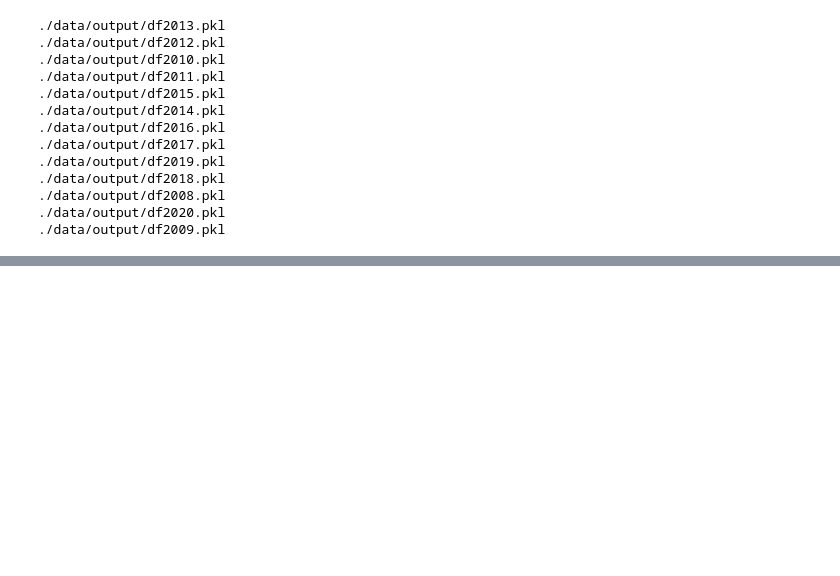
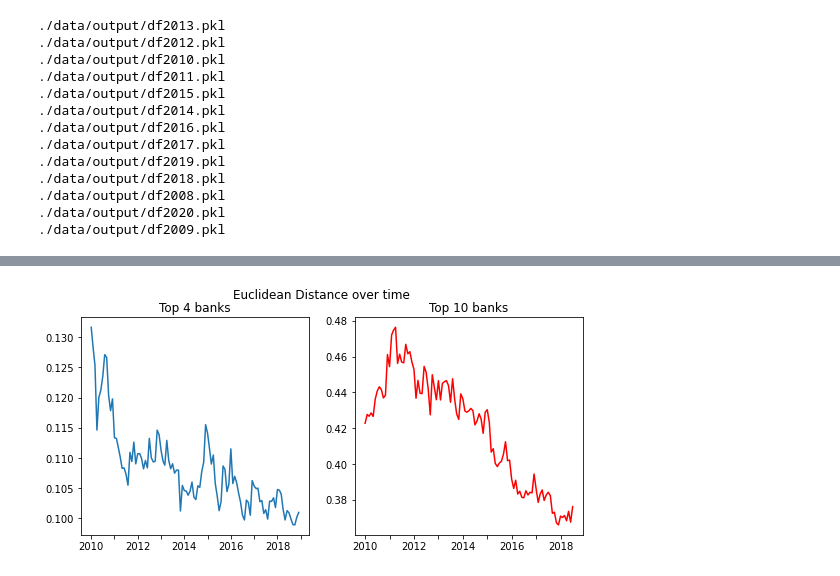
Before and after one commit to t1nak/ba900, a Jupyter notebook: distance.ipynb, the cells around one changed output, grey strips where cells are left out. Saved outputs shown, nothing was run; the diff lists cells and outputs as text; code cells hidden in the pictures; blank space fills up the shorter version.

```diff
--- a/distance.ipynb
+++ b/distance.ipynb
@@ -883,0 +906,16 @@ IndentationError: unindent does not match any outer indentation level (<tokenize
+# %%
+fig, (ax1, ax2) = plt.subplots(1, 2,figsize=(9,4))
+
+fig.suptitle('Euclidean Distance over time \n')
+ax1.plot( list(data.keys()),results, label='Euclidean Distance')
+ax1.set_title('Top 4 banks')
+ax2.plot( list(data_top.keys())[:-5],resultstopbanks[:-5], label='euclidean distance', color='r')
+ax2.set_title('Top 10 banks')
+
+for label in ax1.xaxis.get_ticklabels()[::2]:
+    label.set_visible(False)
+
+for label in ax2.xaxis.get_ticklabels()[::2]:
+    label.set_visible(False)
+# %% [output]
+[figure, added]
```
Also changed, not shown: parts of 19 cells of this notebook, 10 other files.
